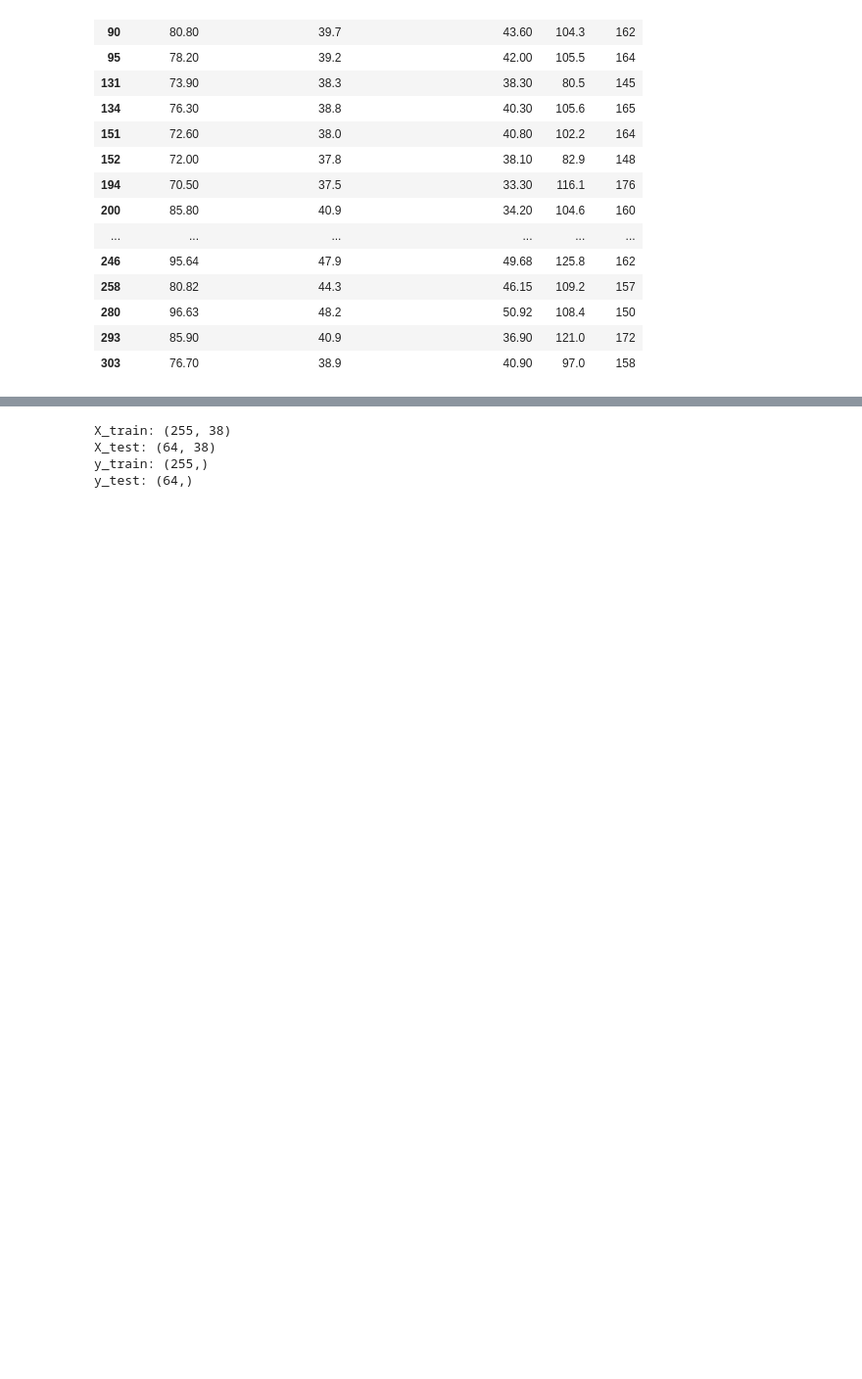
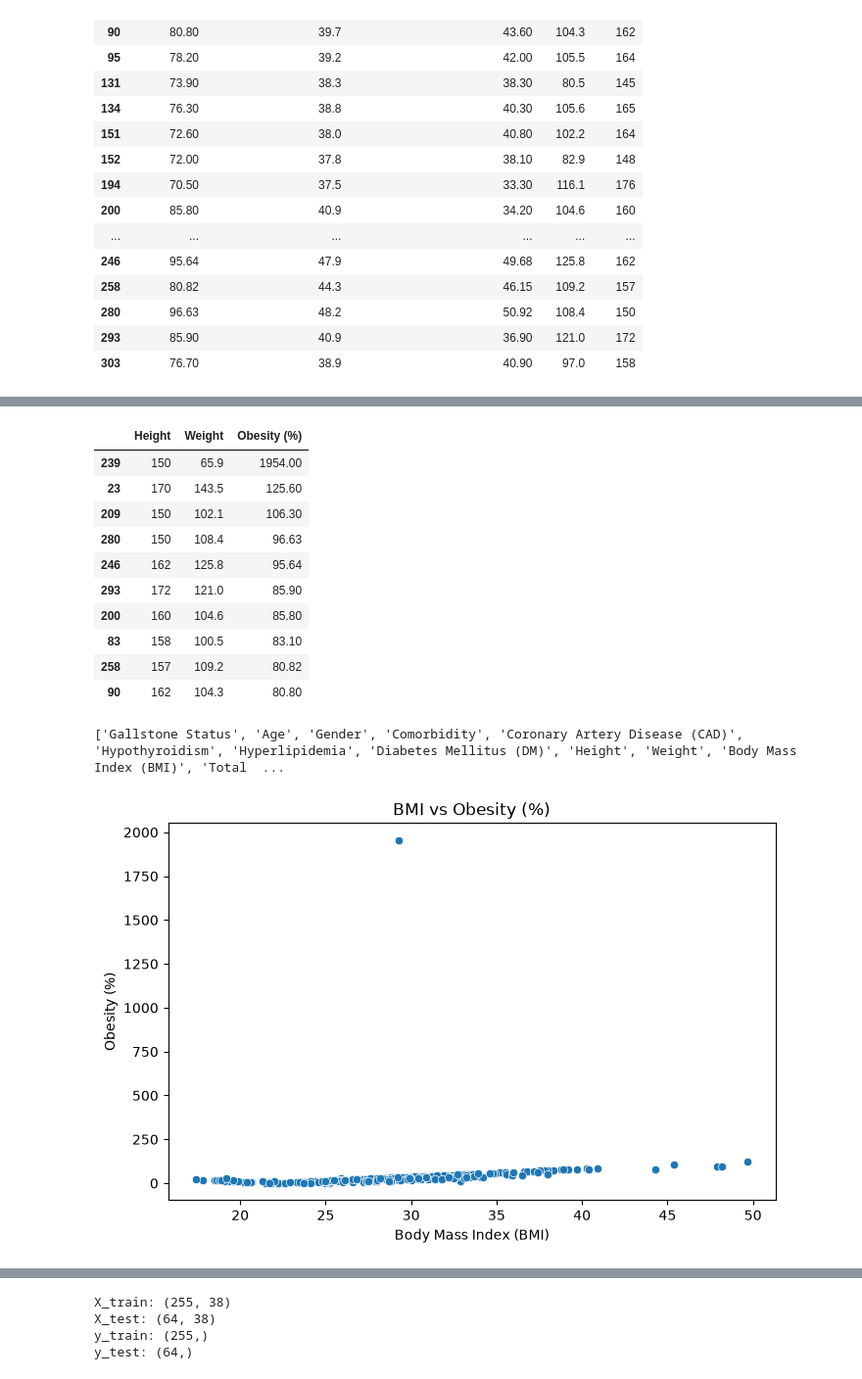
Before and after one commit to aaronsd1/DAT540-group-project, a Jupyter notebook: notebooks/01_exploration.ipynb, the cells around one changed output, grey strips where cells are left out. Shown at 98% size. Cells and saved outputs as stored; diff of their text form; code cells hidden in the pictures; blank space fills up the shorter version.

```diff
--- a/notebooks/01_exploration.ipynb
+++ b/notebooks/01_exploration.ipynb
@@ -111,0 +166,37 @@ dataframe.loc[
+# %%
+# Show the 10 largest obesity values
+columns = [
+    "Height",
+    "Weight",
+    "Obesity (%)"
+]
+
+display(
+    dataframe.nlargest(10, "Obesity (%)")[columns]
+)
+print(dataframe.columns.tolist())
+
+plt.figure(figsize=(8, 5))
+
+sns.scatterplot(
+    data=dataframe,
+    x="Body Mass Index (BMI)",
+    y="Obesity (%)"
+)
+
+plt.title("BMI vs Obesity (%)")
+plt.show()
+# %% [output]
+|  | Height | Weight | Obesity (%) |
+| 239 | 150 | 65.9 | 1954.00 |
+| 23 | 170 | 143.5 | 125.60 |
+| 209 | 150 | 102.1 | 106.30 |
+| 280 | 150 | 108.4 | 96.63 |
+| 246 | 162 | 125.8 | 95.64 |
+| 293 | 172 | 121.0 | 85.90 |
+| 200 | 160 | 104.6 | 85.80 |
+| 83 | 158 | 100.5 | 83.10 |
+| 258 | 157 | 109.2 | 80.82 |
+| 90 | 162 | 104.3 | 80.80 |
+['Gallstone Status', 'Age', 'Gender', 'Comorbidity', 'Coronary Artery Disease (CAD)', 'Hypothyroidism', 'Hyperlipidemia', 'Diabetes Mellitus (DM)', 'Height', 'Weight', 'Body Mass Index (BMI)', 'Total  ...
+[figure, added]
```
Also changed, not shown: parts of 4 cells of this notebook.
